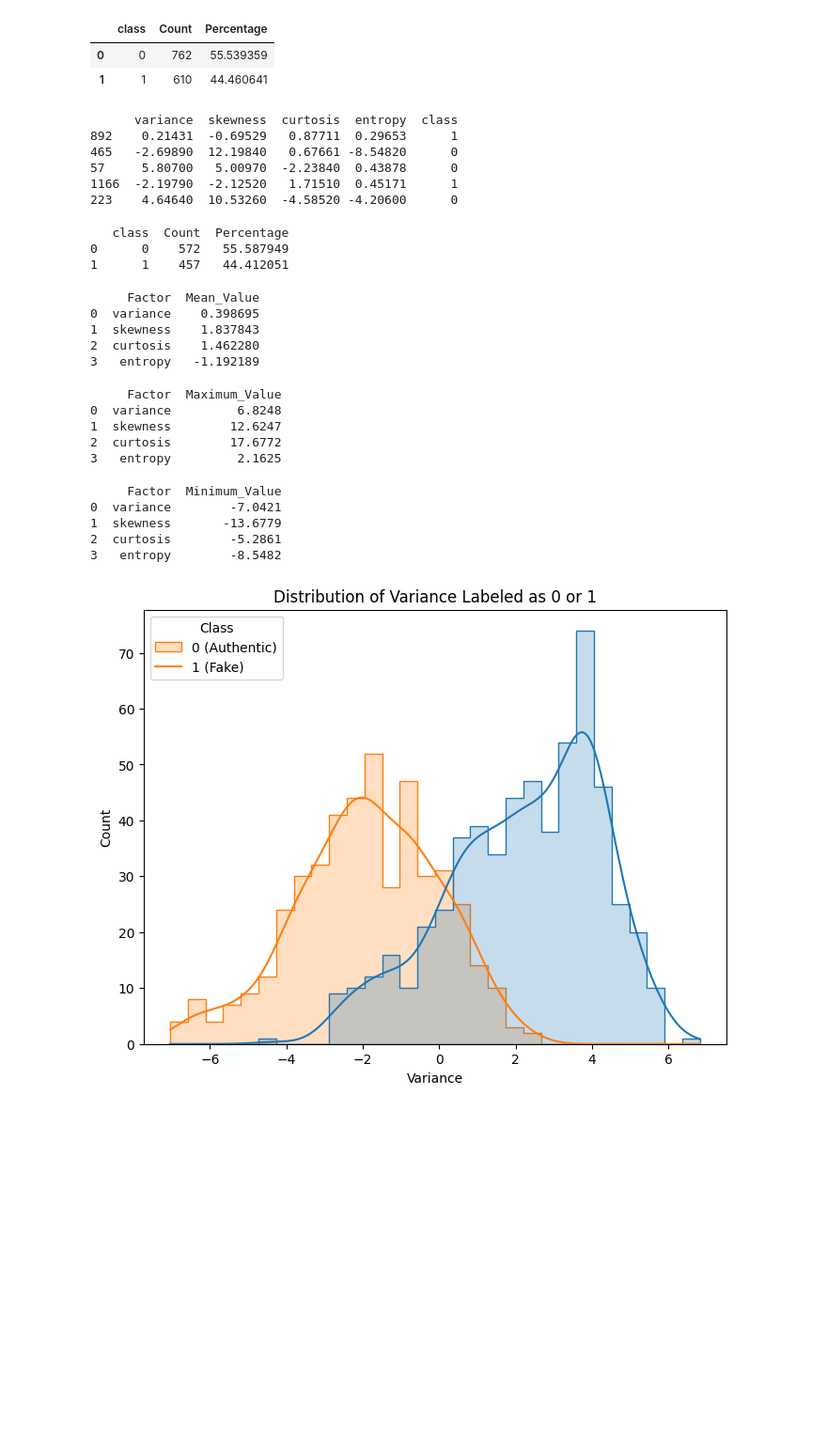
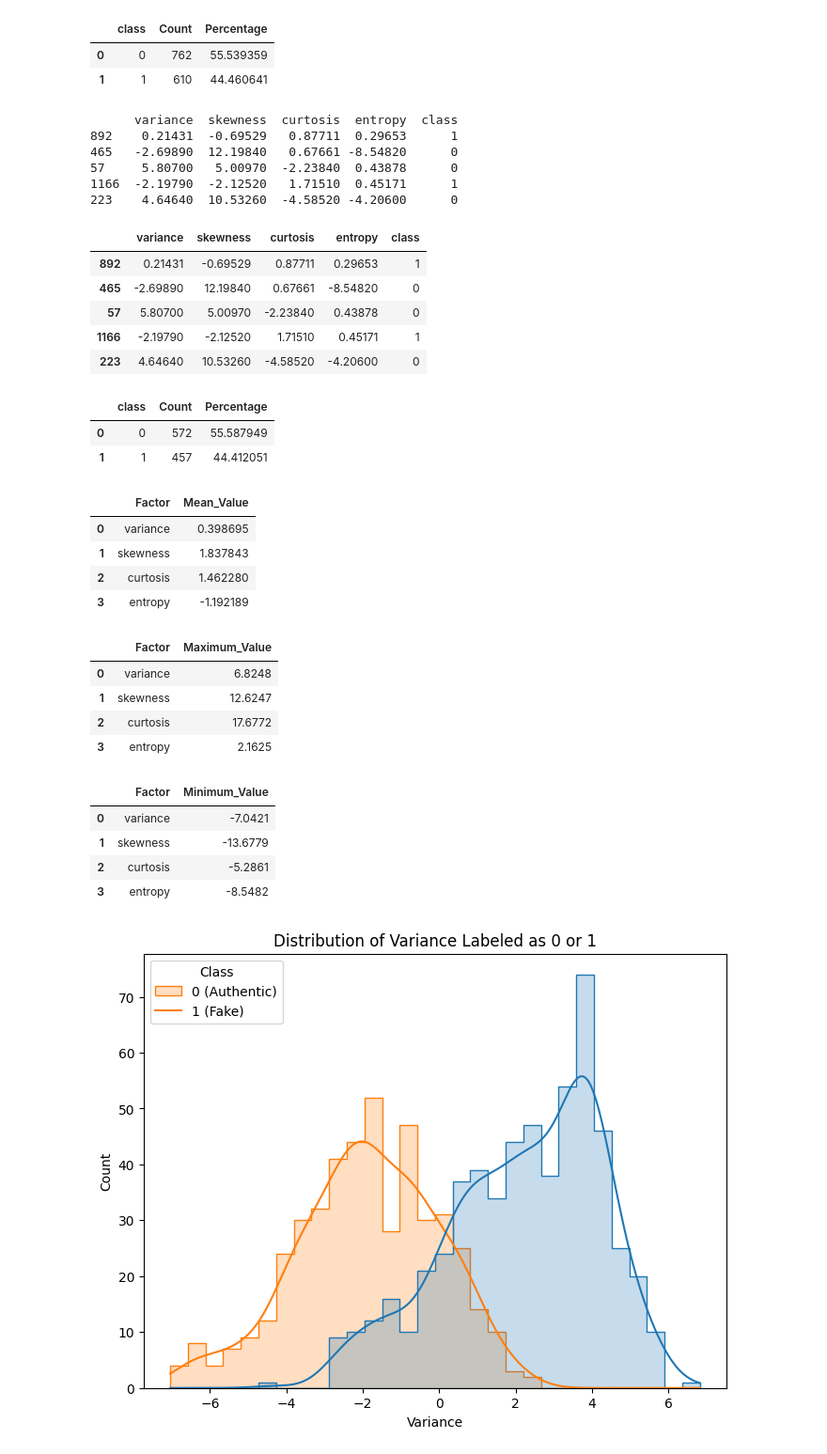
Before and after one commit to DSCI-310-2025/dsci-310-group-python2, a Jupyter notebook: bill-classification-analysis.ipynb, the cells around one changed output. Shown at 94% size. Drawn from its saved outputs; the diff is of its cells as text; code cells hidden in the pictures; blank space fills up the shorter version.

Commit message:
fixed labels and print lines

```diff
--- a/bill-classification-analysis.ipynb
+++ b/bill-classification-analysis.ipynb
@@ -27,63 +27,69 @@ count_table
 # %%
 # Split data into training and testing sets
 bill_train, bill_test = train_test_split(bill_data, test_size=0.25, stratify=bill_data['class'], random_state=1)
 
-print(bill_train.head(5))
+bill_train.head(5)
 # %% [output]
       variance  skewness  curtosis  entropy  class
 892    0.21431  -0.69529   0.87711  0.29653      1
 465   -2.69890  12.19840   0.67661 -8.54820      0
 57     5.80700   5.00970  -2.23840  0.43878      0
 1166  -2.19790  -2.12520   1.71510  0.45171      1
 223    4.64640  10.53260  -4.58520 -4.20600      0
+|  | variance | skewness | curtosis | entropy | class |
+| 892 | 0.21431 | -0.69529 | 0.87711 | 0.29653 | 1 |
+| 465 | -2.69890 | 12.19840 | 0.67661 | -8.54820 | 0 |
+| 57 | 5.80700 | 5.00970 | -2.23840 | 0.43878 | 0 |
+| 1166 | -2.19790 | -2.12520 | 1.71510 | 0.45171 | 1 |
+| 223 | 4.64640 | 10.53260 | -4.58520 | -4.20600 | 0 |
 # %%
 # Create class proportions table
 class_proportions_table = bill_train.groupby('class').size().reset_index(name='Count')
 class_proportions_table['Percentage'] = 100 * class_proportions_table['Count'] / len(bill_train)
 
-print(class_proportions_table)
+class_proportions_table
 
 # We notice that our "class" proportions were preserved when we split the data
 # %% [output]
-   class  Count  Percentage
-0      0    572   55.587949
-1      1    457   44.412051
+|  | class | Count | Percentage |
+| 0 | 0 | 572 | 55.587949 |
+| 1 | 1 | 457 | 44.412051 |
 # %%
 # Compute mean for each factor
 means_per_column = bill_train.iloc[:, :-1].mean().reset_index()
 means_per_column.columns = ['Factor', 'Mean_Value']
 
-print(means_per_column)
+means_per_column
 # %% [output]
-     Factor  Mean_Value
-0  variance    0.398695
-1  skewness    1.837843
-2  curtosis    1.462280
-3   entropy   -1.192189
+|  | Factor | Mean_Value |
+| 0 | variance | 0.398695 |
+| 1 | skewness | 1.837843 |
+| 2 | curtosis | 1.462280 |
+| 3 | entropy | -1.192189 |
 # %%
 # Compute max for each factor
 max_per_column = bill_train.iloc[:, :-1].max().reset_index()
 max_per_column.columns = ['Factor', 'Maximum_Value']
 
-print(max_per_column)
+max_per_column
 # %% [output]
-     Factor  Maximum_Value
-0  variance         6.8248
-1  skewness        12.6247
-2  curtosis        17.6772
-3   entropy         2.1625
+|  | Factor | Maximum_Value |
+| 0 | variance | 6.8248 |
+| 1 | skewness | 12.6247 |
+| 2 | curtosis | 17.6772 |
+| 3 | entropy | 2.1625 |
 # %%
 # Compute min for each factor
 min_per_column = bill_train.iloc[:, :-1].min().reset_index()
 min_per_column.columns = ['Factor', 'Minimum_Value']
 
-print(min_per_column)
+min_per_column
 # %% [output]
-     Factor  Minimum_Value
-0  variance        -7.0421
-1  skewness       -13.6779
-2  curtosis        -5.2861
-3   entropy        -8.5482
+|  | Factor | Minimum_Value |
+| 0 | variance | -7.0421 |
+| 1 | skewness | -13.6779 |
+| 2 | curtosis | -5.2861 |
+| 3 | entropy | -8.5482 |
 # %%
 # Plot histogram of variance column distribution
 
```
Also changed, not shown: parts of 2 cells of this notebook.
